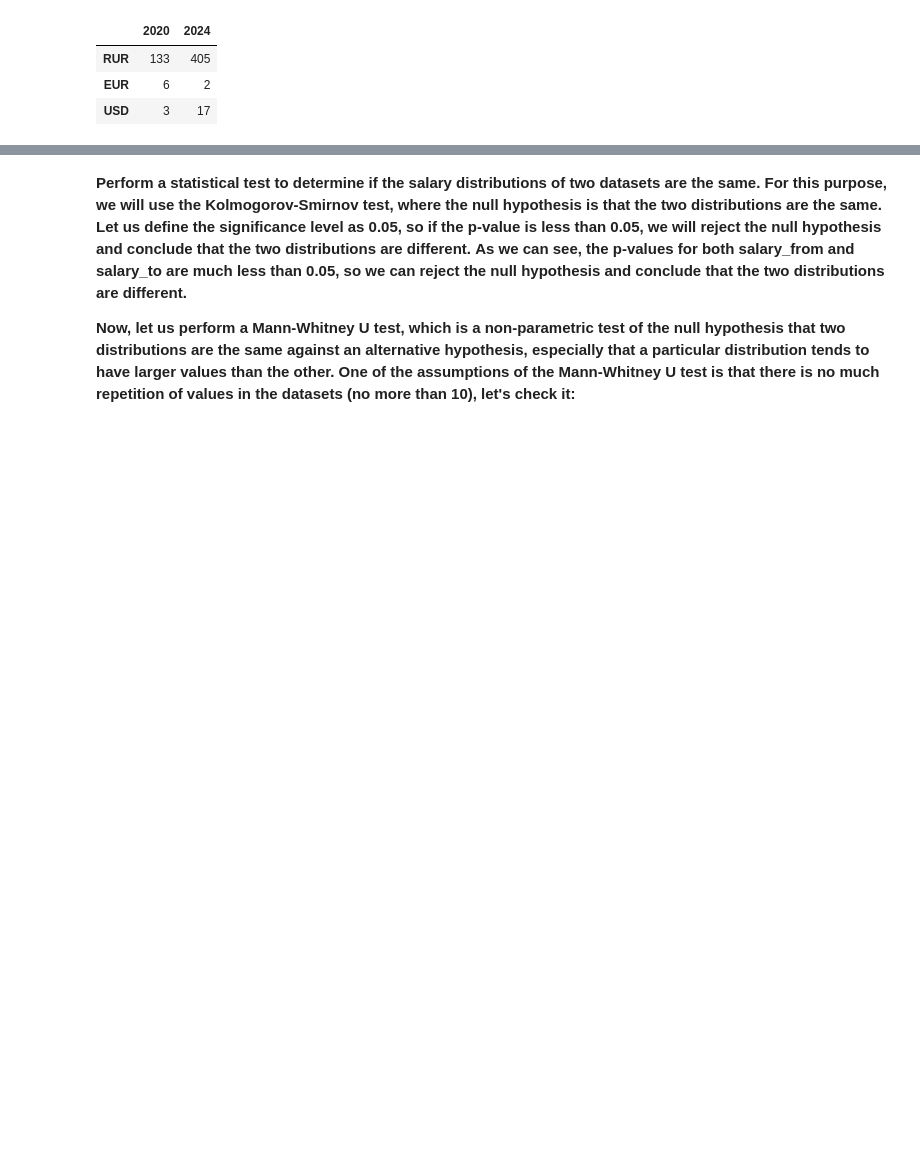
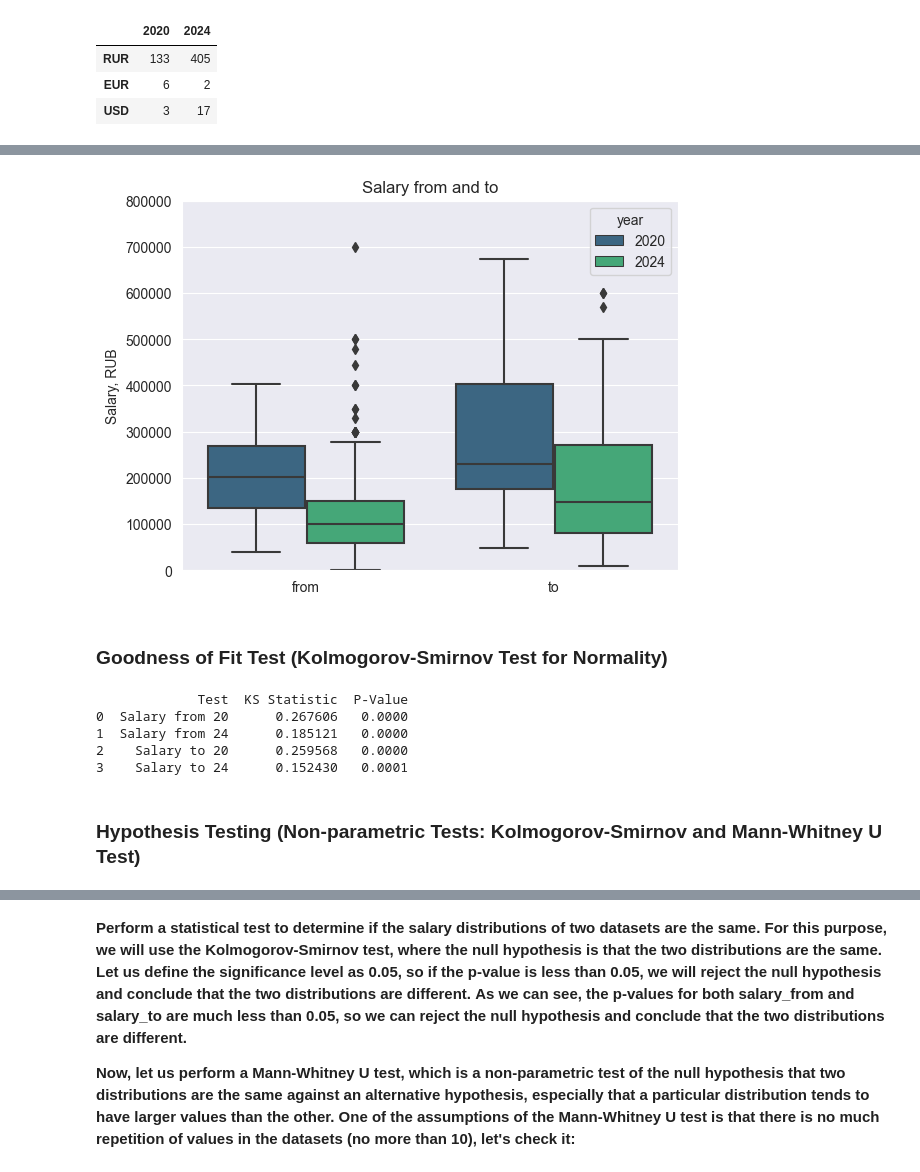
Before and after one commit to sashhhaka/HH-VacancyAnalysis, a Jupyter notebook: exploring.ipynb, the cells around one changed output, grey strips where cells are left out. Cells and saved outputs as stored; diff of their text form; code cells hidden in the pictures; blank space fills up the shorter version.

```diff
--- a/exploring.ipynb
+++ b/exploring.ipynb
@@ -148,0 +208,60 @@ df24_sal_to = df24_sal_to.rename(columns={'salary_currency': 'initial_currency'}
+# %%
+# boxplots for salary_from and salary_to
+combined_2020 = pd.concat([df20_sal_from.assign(flag='from'), df20_sal_to.assign(flag='to')])
+combined_2024 = pd.concat([df24_sal_from.assign(flag='from'), df24_sal_to.assign(flag='to')])
+# combine with year=2020 and year=2024
+combined_2020['year'] = 2020
+combined_2024['year'] = 2024
+combined = pd.concat([combined_2020, combined_2024])
+# make salary_from and salary_to as one column based on flag, if flag=from, then salary = salary_from, if flag=to, then salary=salary_to
+combined['salary'] = combined.apply(lambda x: x['salary_from_rub'] if x['flag'] == 'from' else x['salary_to_rub'],
+                                    axis=1)
+
+# make one plot with two paired boxplots
+ax = sns.boxplot(x='flag', y='salary', data=combined, palette='viridis', hue='year')
+ax.set_title('Salary from and to')
+ax.set_ylabel('Salary, RUB')
+ax.set_xlabel('')
+ax.set_ylim(0, 800000)
+plt.show()
+# %% [output]
+[figure, added]
+# %% [markdown]
+### Goodness of Fit Test (Kolmogorov-Smirnov Test for Normality)
+# %%
+# # check for normality with ks test
+
+
+# df20_sal_from, df24_sal_from, df20_sal_to, df24_sal_to are needed
+
+# Create a list of DataFrames
+dataframes = [df20_sal_from['salary_from_rub'], df24_sal_from['salary_from_rub'],
+              df20_sal_to['salary_to_rub'], df24_sal_to['salary_to_rub']]
+
+# Create a list of labels for the results table
+labels = ["Salary from 20", "Salary from 24", "Salary to 20", "Salary to 24"]
+
+# Create an empty DataFrame to store the results
+results_table = pd.DataFrame(columns=['Test', 'KS Statistic', 'P-Value'])
+
+# Loop through dataframes and labels
+for df, label in zip(dataframes, labels):
+    z_score = zscore(df)
+    test_result = kstest(z_score, 'norm')
+    p_value = round(test_result[1], 4)
+
+    # Append results to the table
+    results_table = pd.concat(
+        [results_table, pd.DataFrame({'Test': [label], 'KS Statistic': [test_result[0]], 'P-Value': [p_value]})],
+        ignore_index=True)
+
+# Display the results table
+print(results_table)
+# %% [output]
+             Test  KS Statistic  P-Value
+0  Salary from 20      0.267606   0.0000
+1  Salary from 24      0.185121   0.0000
+2    Salary to 20      0.259568   0.0000
+3    Salary to 24      0.152430   0.0001
+# %% [markdown]
+### Hypothesis Testing (Non-parametric Tests: Kolmogorov-Smirnov and Mann-Whitney U Test)
```
Also changed, not shown: parts of 50 cells of this notebook.
